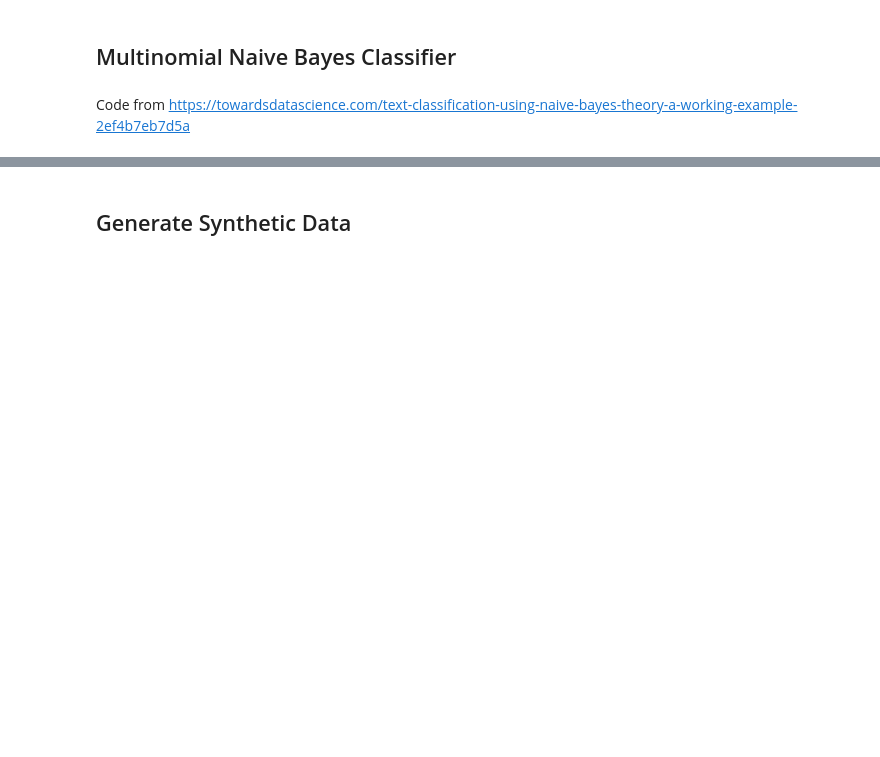
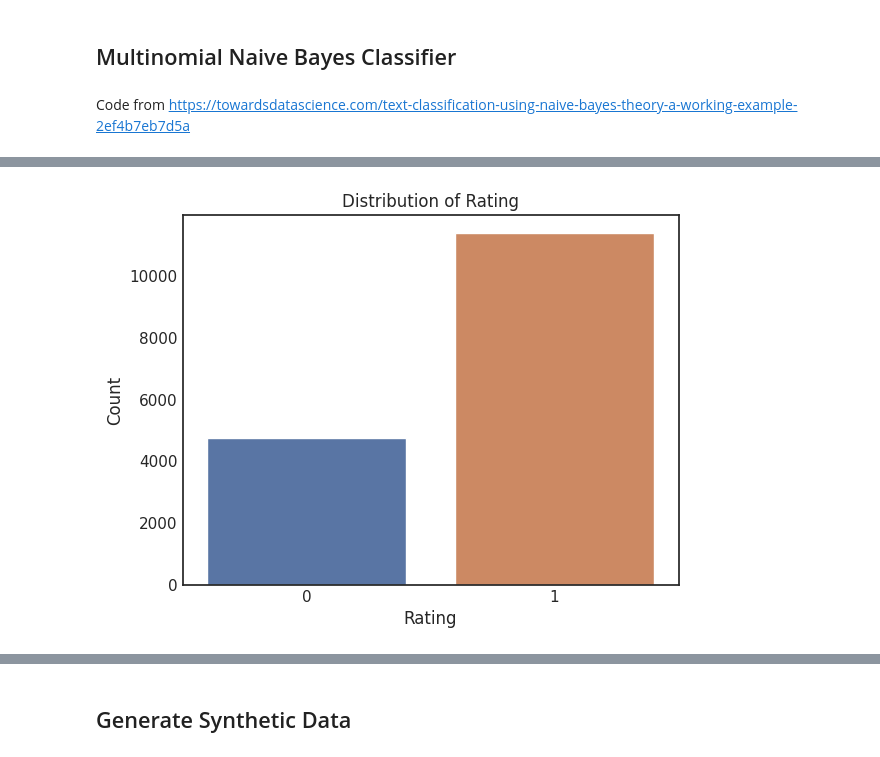
Before and after one commit to michellejieli/Whoop, a Jupyter notebook: naive_bayes.ipynb, the cells around one changed output, grey strips where cells are left out. Cells and saved outputs as stored; diff of their text form; code cells hidden in the pictures; blank space fills up the shorter version.

```diff
--- a/naive_bayes.ipynb
+++ b/naive_bayes.ipynb
@@ -50,2 +53,7 @@ look_at_rating('final_data/valid.csv')
+# %%
+# look at distribution of rating for valid data
+plt = look_at_rating('final_data/valid.csv')
+# %% [output]
+[figure, added]
 # %%
 look_at_rating('final_data/test.csv')
```
Also changed, not shown: parts of 38 cells of this notebook, 9 other files.
